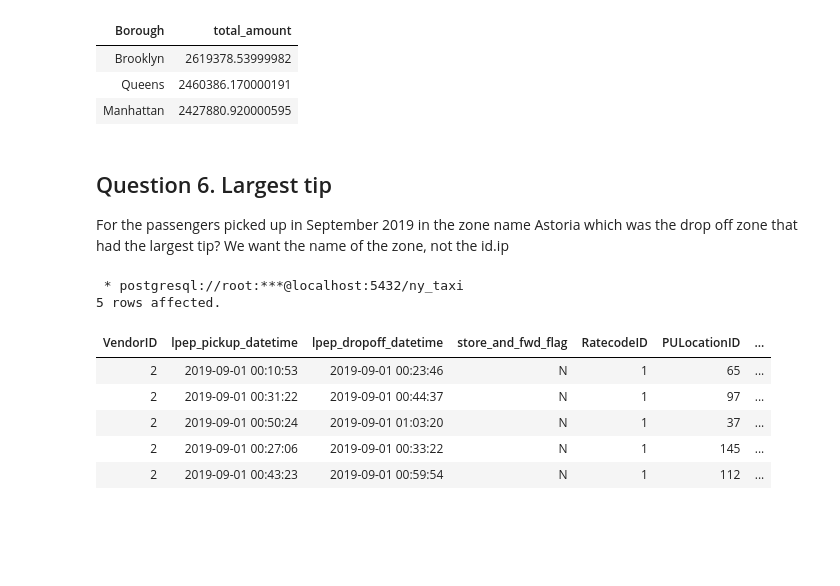
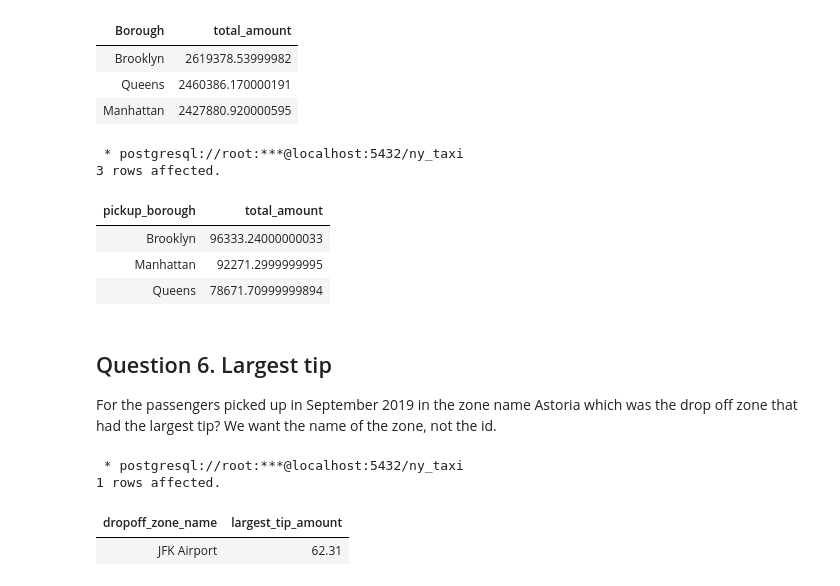
Before and after one commit to rajtmg23/de_zoomcamp, a Jupyter notebook: 01-docker-terraform/window_wsl_practice/docker/upload_green_trip_data.ipynb, the cells around one changed output. Saved outputs shown, nothing was run; the diff lists cells and outputs as text; code cells hidden in the pictures; blank space fills up the shorter version.

```diff
--- a/01-docker-terraform/window_wsl_practice/docker/upload_green_trip_data.ipynb
+++ b/01-docker-terraform/window_wsl_practice/docker/upload_green_trip_data.ipynb
@@ -361,23 +374,50 @@ LIMIT 3;
 | Brooklyn | 2619378.53999982 |
 | Queens | 2460386.170000191 |
 | Manhattan | 2427880.920000595 |
+# %%
+%%sql
+SELECT
+    tz."Borough" AS pickup_borough,
+    SUM(gt.total_amount) AS total_amount
+FROM
+    green_taxi_data gt
+JOIN
+    taxi_zones tz ON gt."PULocationID" = tz."LocationID"
+WHERE
+    DATE(gt.lpep_pickup_datetime) = '2019-09-18'
+    AND tz."Borough" != 'Unknown'
+GROUP BY
+    tz."Borough"
+HAVING
+    SUM(gt.total_amount) > 50000
+ORDER BY
+    total_amount DESC
+LIMIT 3;
+# %% [output]
+ * postgresql://root:***@localhost:5432/ny_taxi
+3 rows affected.
+| pickup_borough | total_amount |
+| Brooklyn | 96333.24000000033 |
+| Manhattan | 92271.2999999995 |
+| Queens | 78671.70999999894 |
 # %% [markdown]
 ## Question 6. Largest tip
-For the passengers picked up in September 2019 in the zone name Astoria which was the drop off zone that had the largest tip? We want the name of the zone, not the id.ip
+For the passengers picked up in September 2019 in the zone name Astoria which was the drop off zone that had the largest tip? We want the name of the zone, not the id.
-# %%
-%%sql
-SELECT *
-FROM
-    green_taxi_data gt
-JOIN taxi_zones tz
-ON gt."PULocationID" = tz."LocationID"
-LIMIT 5;
-# %% [output]
- * postgresql://root:***@localhost:5432/ny_taxi
-5 rows affected.
-| VendorID | lpep_pickup_datetime | lpep_dropoff_datetime | store_and_fwd_flag | RatecodeID | PULocationID | ... |
-| 2 | 2019-09-01 00:10:53 | 2019-09-01 00:23:46 | N | 1 | 65 | ... |
-| 2 | 2019-09-01 00:31:22 | 2019-09-01 00:44:37 | N | 1 | 97 | ... |
-| 2 | 2019-09-01 00:50:24 | 2019-09-01 01:03:20 | N | 1 | 37 | ... |
-| 2 | 2019-09-01 00:27:06 | 2019-09-01 00:33:22 | N | 1 | 145 | ... |
-| 2 | 2019-09-01 00:43:23 | 2019-09-01 00:59:54 | N | 1 | 112 | ... |
+# %%
+%%sql
+SELECT
+    tz_dropoff."Zone" AS dropoff_zone_name,
+    MAX(gt.tip_amount) AS largest_tip_amount
+FROM green_taxi_data gt
+JOIN taxi_zones tz_pickup ON gt."PULocationID" = tz_pickup."LocationID"
+JOIN taxi_zones tz_dropoff ON gt."DOLocationID" = tz_dropoff."LocationID"
+WHERE TO_CHAR(gt.lpep_pickup_datetime, 'YYYY-MM') = '2019-09'
+    AND tz_pickup."Zone" = 'Astoria'
+GROUP BY tz_dropoff."Zone"
+ORDER BY largest_tip_amount DESC
+LIMIT 1;
+# %% [output]
+ * postgresql://root:***@localhost:5432/ny_taxi
+1 rows affected.
+| dropoff_zone_name | largest_tip_amount |
+| JFK Airport | 62.31 |
```
Also changed, not shown: parts of 3 cells of this notebook, 6 other files.
